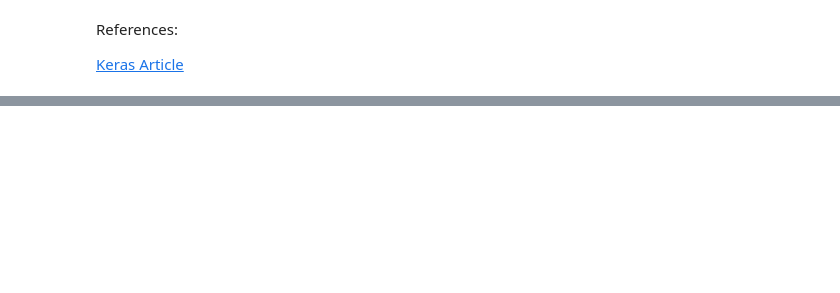
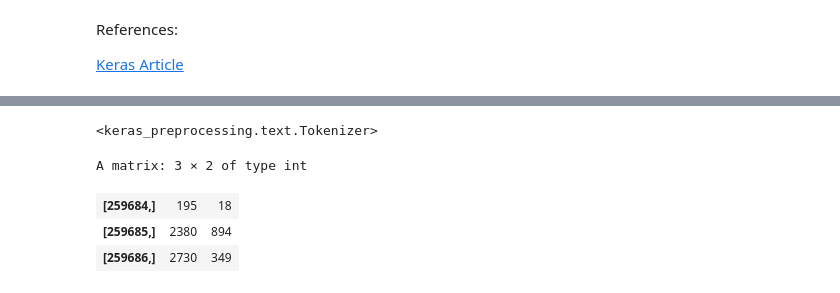
Before and after one commit to vsnupoudel/gpt2-ngrams-for-next-word-prediction, a Jupyter notebook: R_for_Capstone.ipynb, the cells around one changed output, grey strips where cells are left out. Cells and saved outputs as stored; diff of their text form; code cells hidden in the pictures; blank space fills up the shorter version.

```diff
--- a/R_for_Capstone.ipynb
+++ b/R_for_Capstone.ipynb
@@ -153,4 +143,28 @@ A tibble: 6 × 51
 | of | 0.708530 | 0.570880 | -0.47160 | 0.180480 | 0.54449 | 0.726030 | 0.18157 | -0.52393 | 0.10381000 | ⋯ | -3.4727e-01 | ... |
 | to | 0.680470 | -0.039263 | 0.30186 | -0.177920 | 0.42962 | 0.032246 | -0.41376 | 0.13228 | -0.29847000 | ⋯ | -9.4375e-02 | ... |
 | and | 0.268180 | 0.143460 | -0.27877 | 0.016257 | 0.11384 | 0.699230 | -0.51332 | -0.47368 | -0.33075000 | ⋯ | -6.9043e-02 | ... |
+# %%
+# Convert the ngrams df to vectors
+# define parameters of Keras model
+library(keras)
+max_words = 1e4
+maxlen = 2
+dim_size = 50
+# tokenize the input data and then fit the created object
+X_seg = text_tokenizer(num_words = max_words ) %>%
+  fit_text_tokenizer( paste( c(df$X1, df$X2 , df$y ) , sep=" ") )
+X_seg
+# %% [output]
+<keras_preprocessing.text.Tokenizer>
+# %%
+# apply tokenizer to the text and get indices instead of words
+# later pad the sequence
+Xtrain = texts_to_sequences(X_seg , paste( df$X1, df$X2  , sep=" ") )  %>%
+ pad_sequences( maxlen = maxlen)
+tail(Xtrain,3)
+# %% [output]
+A matrix: 3 × 2 of type int
+| [259684,] | 195 | 18 |
+| [259685,] | 2380 | 894 |
+| [259686,] | 2730 | 349 |
 # %%
```
Also changed, not shown: parts of 17 cells of this notebook.
